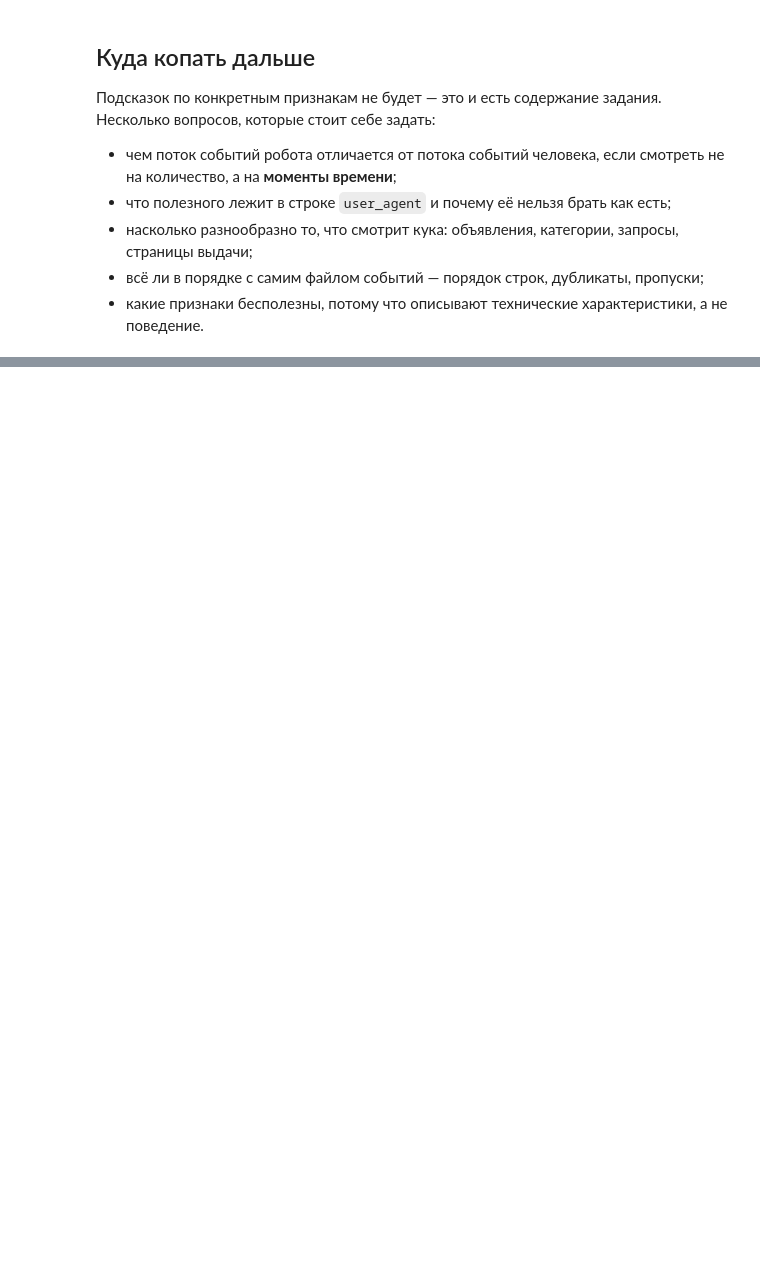
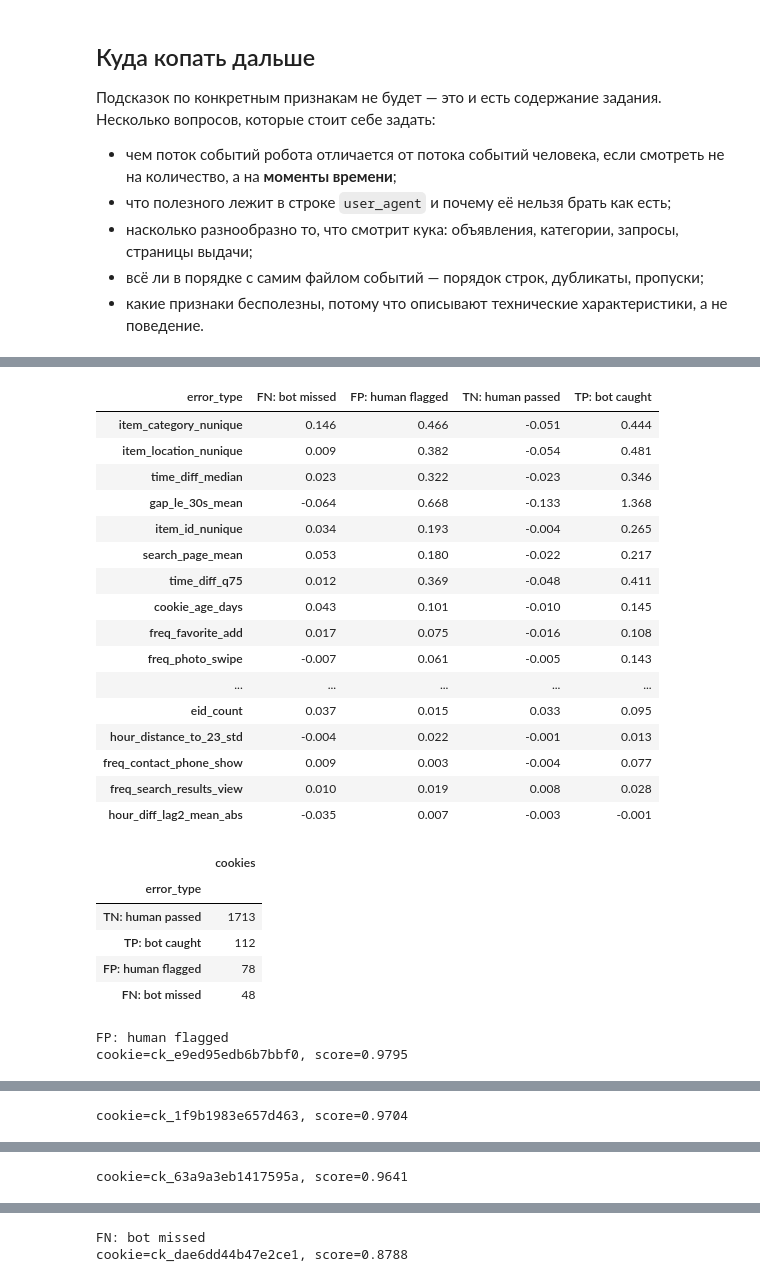
Before and after one commit to leaderpartiii/avito-bootcamp-fall, a Jupyter notebook: quickstart.ipynb, the cells around one changed output, grey strips where cells are left out. Drawn from its saved outputs; the diff is of its cells as text; code cells hidden in the pictures; blank space fills up the shorter version.

```diff
--- a/quickstart.ipynb
+++ b/quickstart.ipynb
@@ -453,0 +678,51 @@ sub.head()
+# %%
+# Встроенный TreeSHAP LightGBM: отдельная библиотека shap не нужна.
+shap_model = lgb.LGBMClassifier(
+    n_estimators=400, learning_rate=0.03, max_depth=7, num_leaves=31,
+    subsample=0.8, colsample_bytree=0.8, random_state=42,
+    force_col_wise=True, n_jobs=-1, verbosity=-1,
+)
+shap_model.fit(X_train_fold, y_train_fold)
+shap_raw = shap_model.predict(X_val_fold, pred_contrib=True)
+shap_values = pd.DataFrame(shap_raw[:, :-1], columns=feature_cols)
+
+# Operating point итогового ансамбля при Precision@Recall >= 0.70.
+order = np.argsort(-selected_ensemble_score, kind='mergesort')
+y_sorted, score_sorted = y_val_fold[order].astype(int), selected_ensemble_score[order]
+precision = np.cumsum(y_sorted) / np.arange(1, len(y_sorted) + 1)
+recall = np.cumsum(y_sorted) / y_sorted.sum()
+ends = np.r_[score_sorted[1:] != score_sorted[:-1], True]
+valid_points = np.flatnonzero(ends & (recall >= 0.70))
+shap_threshold = score_sorted[valid_points[np.argmax(precision[valid_points])]]
+
+shap_errors = pd.DataFrame({
+    'cookie_id': train.loc[is_valid, 'cookie_id'].to_numpy(),
+    'target': y_val_fold, 'ensemble_score': selected_ensemble_score,
+})
+shap_errors['pred_bot'] = shap_errors.ensemble_score >= shap_threshold
+shap_errors['error_type'] = np.select(
+    [(shap_errors.target.eq(1) & ~shap_errors.pred_bot),
+     (shap_errors.target.eq(0) & shap_errors.pred_bot),
+     (shap_errors.target.eq(1) & shap_errors.pred_bot)],
+    ['FN: bot missed', 'FP: human flagged', 'TP: bot caught'],
+    default='TN: human passed',
+)
+shap_errors = shap_errors.join(shap_values)
+
+global_shap = pd.DataFrame({'feature': feature_cols, 'mean_abs_shap': shap_values.abs().mean().to_numpy()})
+global_shap = global_shap.sort_values('mean_abs_shap', ascending=False)
+display(global_shap.head(25))
+
+# Средний signed SHAP по группам ошибок: + делает cookie более bot-like.
+shap_by_error = shap_errors.groupby('error_type')[feature_cols].mean().T
+display(shap_by_error.loc[global_shap.feature.head(25)].round(3))
+display(shap_errors.error_type.value_counts().rename('cookies').to_frame())
+
+# Индивидуальные причины для наиболее уверенных ошибок.
+for error_type in ['FP: human flagged', 'FN: bot missed']:
+    print(f'\n{error_type}')
+    examples = shap_errors[shap_errors.error_type.eq(error_type)].sort_values('ensemble_score', ascending=False).head(3)
+    for _, row in examples.iterrows():
+        print(f"cookie={row.cookie_id}, score={row.ensemble_score:.4f}")
+        display(row[feature_cols].sort_values(key=np.abs, ascending=False).head(10).rename('shap_contribution').to_frame())
+# %% [output]
@@ -453,0 +746,25 @@ sub.head()
+| error_type | FN: bot missed | FP: human flagged | TN: human passed | TP: bot caught |
+| item_category_nunique | 0.146 | 0.466 | -0.051 | 0.444 |
+| item_location_nunique | 0.009 | 0.382 | -0.054 | 0.481 |
+| time_diff_median | 0.023 | 0.322 | -0.023 | 0.346 |
+| gap_le_30s_mean | -0.064 | 0.668 | -0.133 | 1.368 |
+| item_id_nunique | 0.034 | 0.193 | -0.004 | 0.265 |
+| search_page_mean | 0.053 | 0.180 | -0.022 | 0.217 |
+| time_diff_q75 | 0.012 | 0.369 | -0.048 | 0.411 |
+| cookie_age_days | 0.043 | 0.101 | -0.010 | 0.145 |
+| freq_favorite_add | 0.017 | 0.075 | -0.016 | 0.108 |
+| freq_photo_swipe | -0.007 | 0.061 | -0.005 | 0.143 |
+| ... | ... | ... | ... | ... |
+| eid_count | 0.037 | 0.015 | 0.033 | 0.095 |
+| hour_distance_to_23_std | -0.004 | 0.022 | -0.001 | 0.013 |
+| freq_contact_phone_show | 0.009 | 0.003 | -0.004 | 0.077 |
+| freq_search_results_view | 0.010 | 0.019 | 0.008 | 0.028 |
+| hour_diff_lag2_mean_abs | -0.035 | 0.007 | -0.003 | -0.001 |
+|  | cookies |
+| error_type |  |
+| TN: human passed | 1713 |
+| TP: bot caught | 112 |
+| FP: human flagged | 78 |
+| FN: bot missed | 48 |
+FP: human flagged
+cookie=ck_e9ed95edb6b7bbf0, score=0.9795
@@ -453,0 +782 @@ sub.head()
+cookie=ck_1f9b1983e657d463, score=0.9704
@@ -453,0 +794 @@ sub.head()
+cookie=ck_63a9a3eb1417595a, score=0.9641
@@ -453,0 +806,2 @@ sub.head()
+FN: bot missed
+cookie=ck_dae6dd44b47e2ce1, score=0.8788
```
Also changed, not shown: parts of 12 cells of this notebook, 7 other files.
